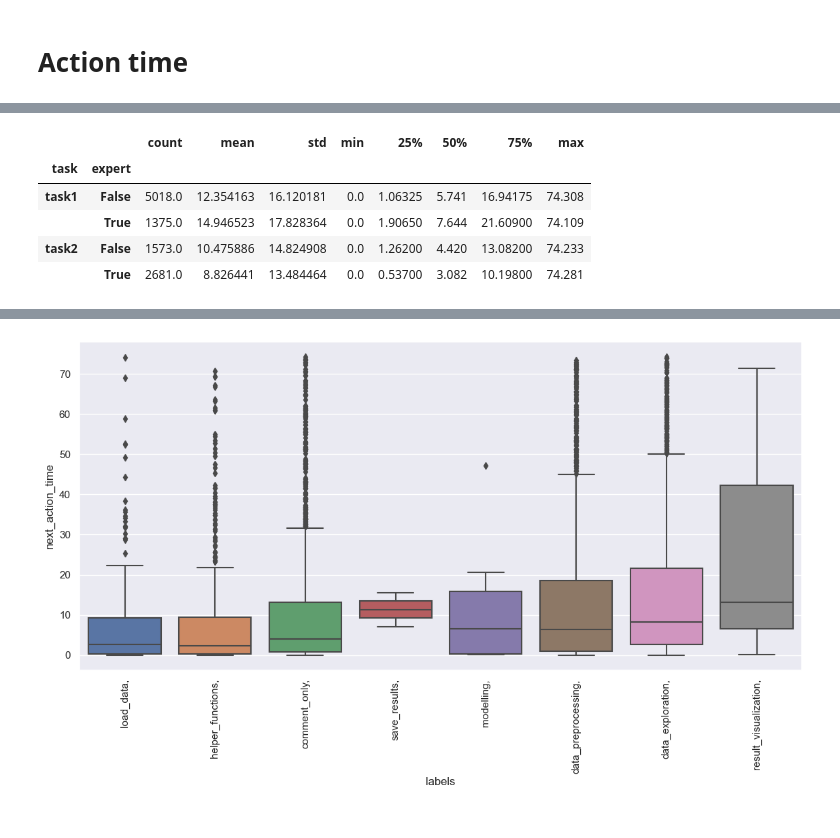
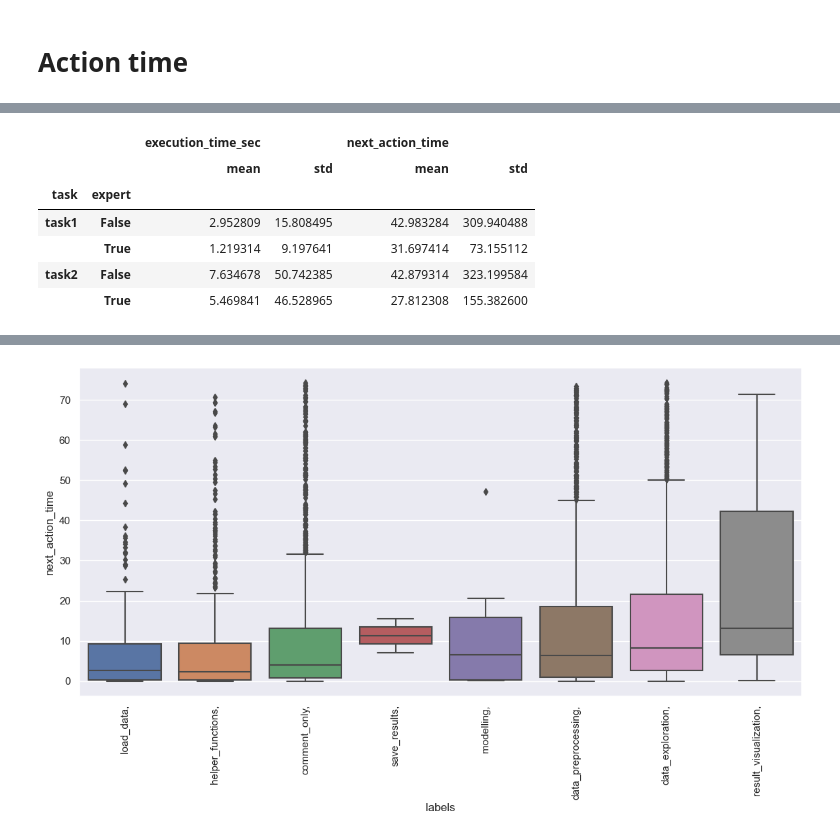
Before and after one commit to konstantgr/jupyter-logs-analysis, a Jupyter notebook: analysis/02-0-time-analysis.ipynb, the cells around one changed output, grey strips where cells are left out. Drawn from its saved outputs; the diff is of its cells as text; code cells hidden in the pictures.

Commit message:
Action id adaptation

```diff
--- a/analysis/02-0-time-analysis.ipynb
+++ b/analysis/02-0-time-analysis.ipynb
@@ -46,9 +46,12 @@ at_df = metrics.loc[((metrics.next_action_time < tr) & (metrics.event != 'execut
-# %%
-at_df.groupby(['task', 'expert']).next_action_time.describe()
-# %% [output]
-|  |  | count | mean | std | min | 25% | 50% | 75% | max |
-| task | expert |  |  |  |  |  |  |  |  |
-| task1 | False | 5018.0 | 12.354163 | 16.120181 | 0.0 | 1.06325 | 5.741 | 16.94175 | 74.308 |
-|  | True | 1375.0 | 14.946523 | 17.828364 | 0.0 | 1.90650 | 7.644 | 21.60900 | 74.109 |
-| task2 | False | 1573.0 | 10.475886 | 14.824908 | 0.0 | 1.26200 | 4.420 | 13.08200 | 74.233 |
-|  | True | 2681.0 | 8.826441 | 13.484464 | 0.0 | 0.53700 | 3.082 | 10.19800 | 74.281 |
+# %%
+cols = list(product(['execution_time_sec', 'next_action_time'],['mean', 'std']))
+desc_stats = metrics.groupby(['task', 'expert']).describe().loc[:,cols]
+desc_stats
+# %% [output]
+|  |  | execution_time_sec |  | next_action_time |  |
+|  |  | mean | std | mean | std |
+| task | expert |  |  |  |  |
+| task1 | False | 2.952809 | 15.808495 | 42.983284 | 309.940488 |
+|  | True | 1.219314 | 9.197641 | 31.697414 | 73.155112 |
+| task2 | False | 7.634678 | 50.742385 | 42.879314 | 323.199584 |
+|  | True | 5.469841 | 46.528965 | 27.812308 | 155.382600 |
```
Also changed, not shown: parts of 11 cells of this notebook, 1 other file.
